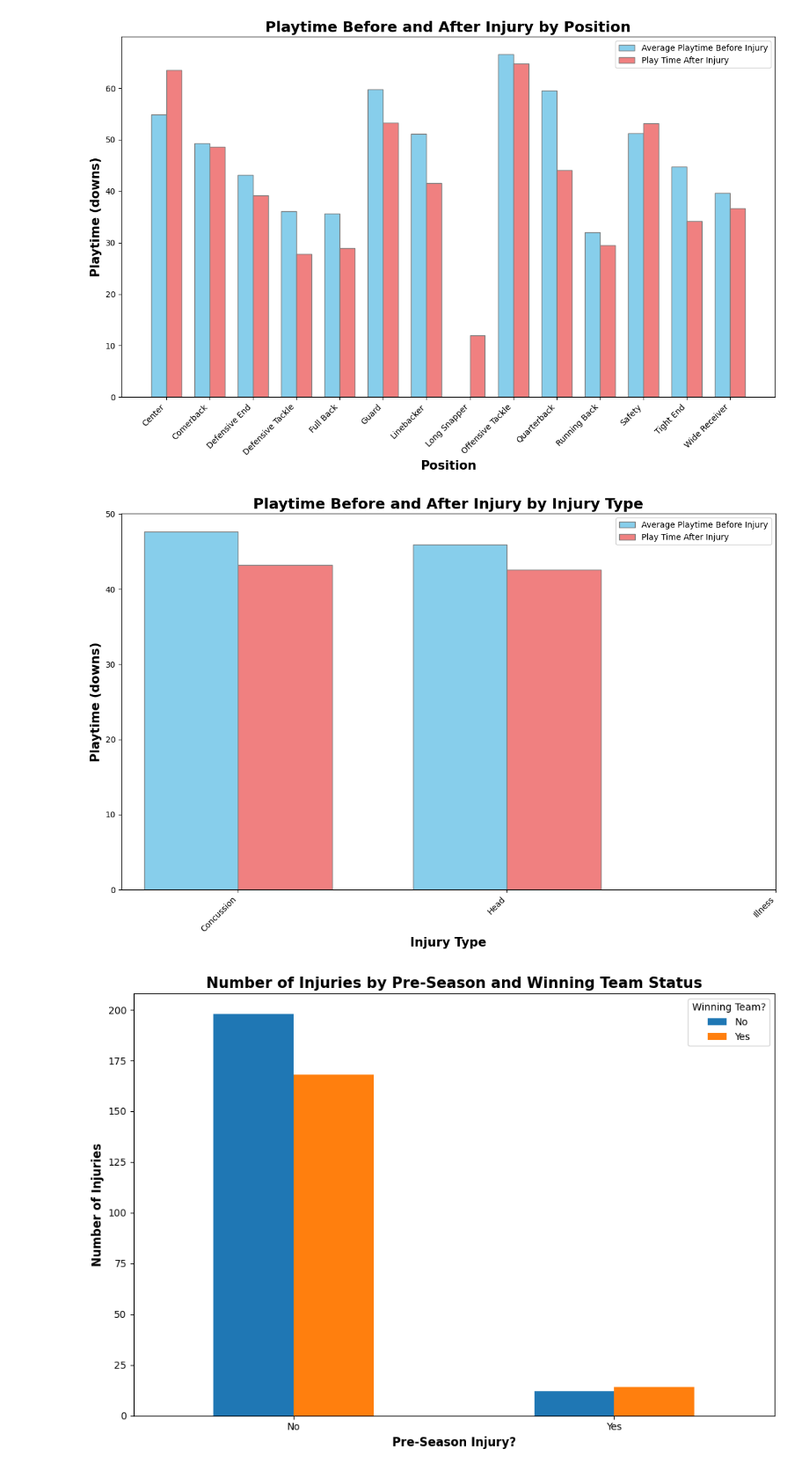
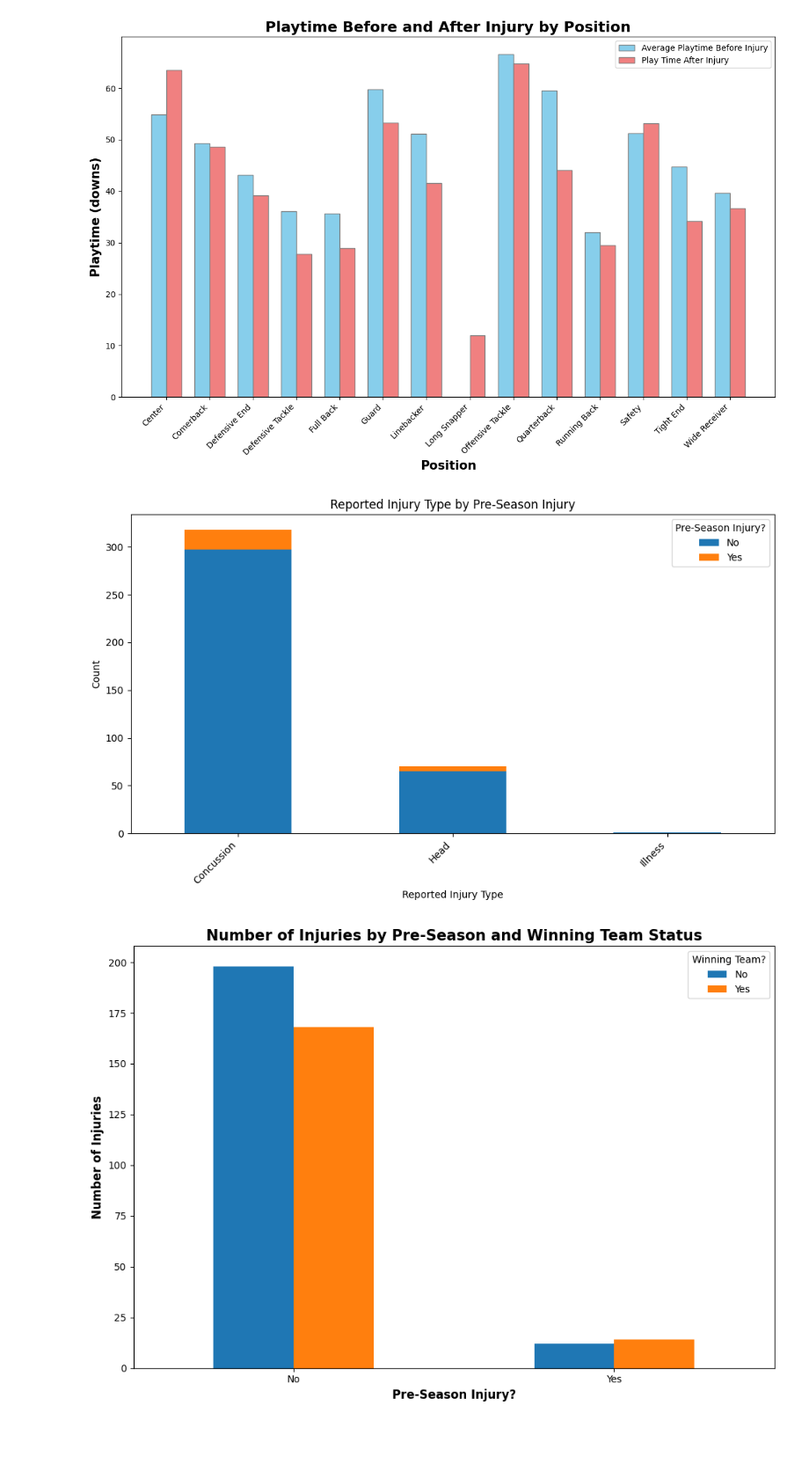
Before and after one commit to Albert-hub09/Albert_Football, a Jupyter notebook: Albert_Football.ipynb, the cells around one changed output. Shown at 88% size. Drawn from its saved outputs; the diff is of its cells as text; code cells hidden in the pictures; blank space fills up the shorter version.

```diff
--- a/Albert_Football.ipynb
+++ b/Albert_Football.ipynb
@@ -61,31 +168,15 @@ plt.tight_layout()
 plt.show()
 # %% [output]
 [figure]
-# %%
-# Group by injury type and calculate the mean
-injury_playtime = df.groupby('Reported Injury Type')[['Play Time After Injury', 'Average Playtime Before Injury']].mean().reset_index()
-
-# Plotting
-plt.figure(figsize=(12, 8))
-
-# Set position of bar on X axis
-barWidth = 0.35
-r1 = np.arange(len(injury_playtime['Reported Injury Type']))
-r2 = [x + barWidth for x in r1]
-
-# Make the plot
-plt.bar(r1, injury_playtime['Average Playtime Before Injury'], color='skyblue', width=barWidth, edgecolor='grey', label='Average Playtime Before Injury')
-plt.bar(r2, injury_playtime['Play Time After Injury'], color='lightcoral', width=barWidth, edgecolor='grey', label='Play Time After Injury')
-
-# Add xticks on the middle of the group bars
-plt.xlabel('Injury Type', fontweight='bold', fontsize=15)
-plt.xticks([r + barWidth/2 for r in range(len(injury_playtime['Reported Injury Type']))], injury_playtime['Reported Injury Type'], rotation=45, ha="right")
-plt.ylabel('Playtime (downs)', fontweight='bold', fontsize=15)
-plt.title('Playtime Before and After Injury by Injury Type', fontweight='bold', fontsize=18)
-
-plt.legend()
-plt.tight_layout()
-plt.show()
-# %% [output]
-[figure, removed]
+# %%
+df_2dhist = df.groupby(['Reported Injury Type', 'Pre-Season Injury?']).size().unstack(fill_value=0)
+df_2dhist.plot(kind='bar', stacked=True, figsize=(10, 6))
+plt.title('Reported Injury Type by Pre-Season Injury')
+plt.xlabel('Reported Injury Type')
+plt.ylabel('Count')
+plt.xticks(rotation=45, ha='right')
+plt.tight_layout()
+plt.show()
+# %% [output]
+[figure, added]
 # %%
```
Also changed, not shown: parts of 15 cells of this notebook.
